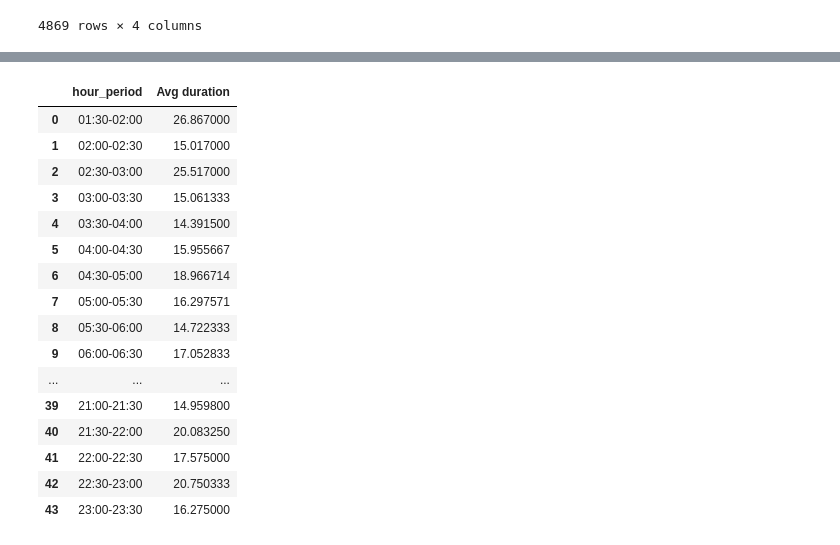
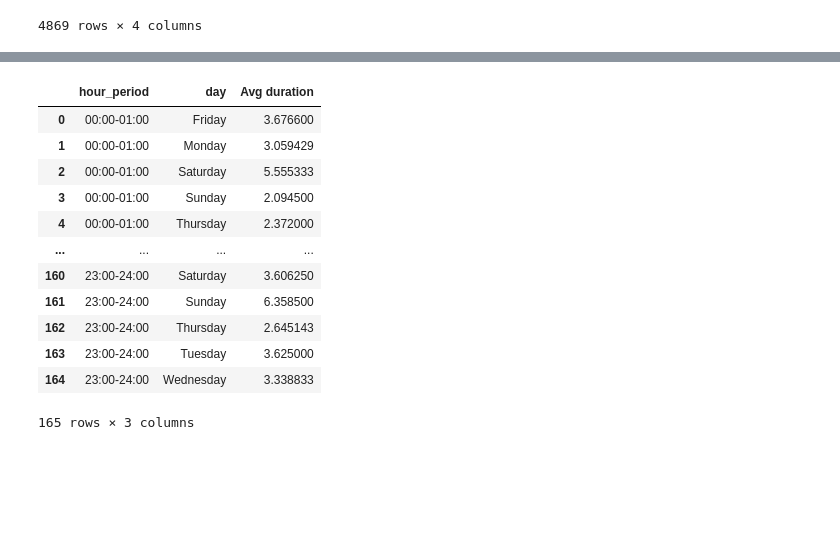
Before and after one commit to astenast/Smartphone_User_Engagement, a Jupyter notebook: Classification.ipynb, the cells around one changed output, grey strips where cells are left out. Drawn from its saved outputs; the diff is of its cells as text; code cells hidden in the pictures; blank space fills up the shorter version.

```diff
--- a/Classification.ipynb
+++ b/Classification.ipynb
@@ -3,8 +11,8 @@ import pandas as pd
 # %%
-df = pd.read_csv('sample_data.csv').drop(columns=['Unnamed: 0'])
+df = pd.read_csv('data/sample_data_hour.csv').drop(columns=['Unnamed: 0'])
 df_tmp = df[df['duration_min'] < 30]
 # %%
-quantiles = df_tmp['duration_min'].quantile([.33, .66, .98, 1])
+quantiles = df_tmp['duration_min'].quantile([.33, .66, .99, 1])
 # %%
 quantiles
 # %% [output]
@@ -15,8 +23,9 @@ quantiles
 Name: duration_min, dtype: float64
 # %%
 #labeling of groups
-df_tmp['group'] = 'extreme'
-df_tmp['group'][df_tmp['duration_min'] <= quantiles[.98]] = 'high'
+df_tmp['group'] = 'high'
+df_tmp['group'][df_tmp['duration_min'] <= quantiles[.99]] = 'high'
 df_tmp['group'][df_tmp['duration_min'] <= quantiles[.66]] = 'mid'
 df_tmp['group'][df_tmp['duration_min'] <= quantiles[.33]] = 'low'
+df_tmp.head(10)
 # %% [output]
@@ -111,2 +102,2 @@ df_session
 # %%
-extreme = df_tmp[df_tmp.group == 'extreme']
+high = df_tmp[df_tmp.group == 'high']
@@ -129,21 +104,17 @@ df_tmp[df_tmp.group == 'extreme']
 # %%
-extreme = extreme.groupby(['hour_period'])['duration_min'].mean().reset_index(name='Avg duration')
-extreme
+high = high.groupby(['hour_period', 'day'])['duration_min'].mean().reset_index(name='Avg duration')
+high
 # %% [output]
-|  | hour_period | Avg duration |
-| 0 | 01:30-02:00 | 26.867000 |
-| 1 | 02:00-02:30 | 15.017000 |
-| 2 | 02:30-03:00 | 25.517000 |
-| 3 | 03:00-03:30 | 15.061333 |
-| 4 | 03:30-04:00 | 14.391500 |
-| 5 | 04:00-04:30 | 15.955667 |
-| 6 | 04:30-05:00 | 18.966714 |
-| 7 | 05:00-05:30 | 16.297571 |
-| 8 | 05:30-06:00 | 14.722333 |
-| 9 | 06:00-06:30 | 17.052833 |
-| ... | ... | ... |
-| 39 | 21:00-21:30 | 14.959800 |
-| 40 | 21:30-22:00 | 20.083250 |
-| 41 | 22:00-22:30 | 17.575000 |
-| 42 | 22:30-23:00 | 20.750333 |
-| 43 | 23:00-23:30 | 16.275000 |
+|  | hour_period | day | Avg duration |
+| 0 | 00:00-01:00 | Friday | 3.676600 |
+| 1 | 00:00-01:00 | Monday | 3.059429 |
+| 2 | 00:00-01:00 | Saturday | 5.555333 |
+| 3 | 00:00-01:00 | Sunday | 2.094500 |
+| 4 | 00:00-01:00 | Thursday | 2.372000 |
+| ... | ... | ... | ... |
+| 160 | 23:00-24:00 | Saturday | 3.606250 |
+| 161 | 23:00-24:00 | Sunday | 6.358500 |
+| 162 | 23:00-24:00 | Thursday | 2.645143 |
+| 163 | 23:00-24:00 | Tuesday | 3.625000 |
+| 164 | 23:00-24:00 | Wednesday | 3.338833 |
+165 rows × 3 columns
```
Also changed, not shown: parts of 17 cells of this notebook, 15 other files.
